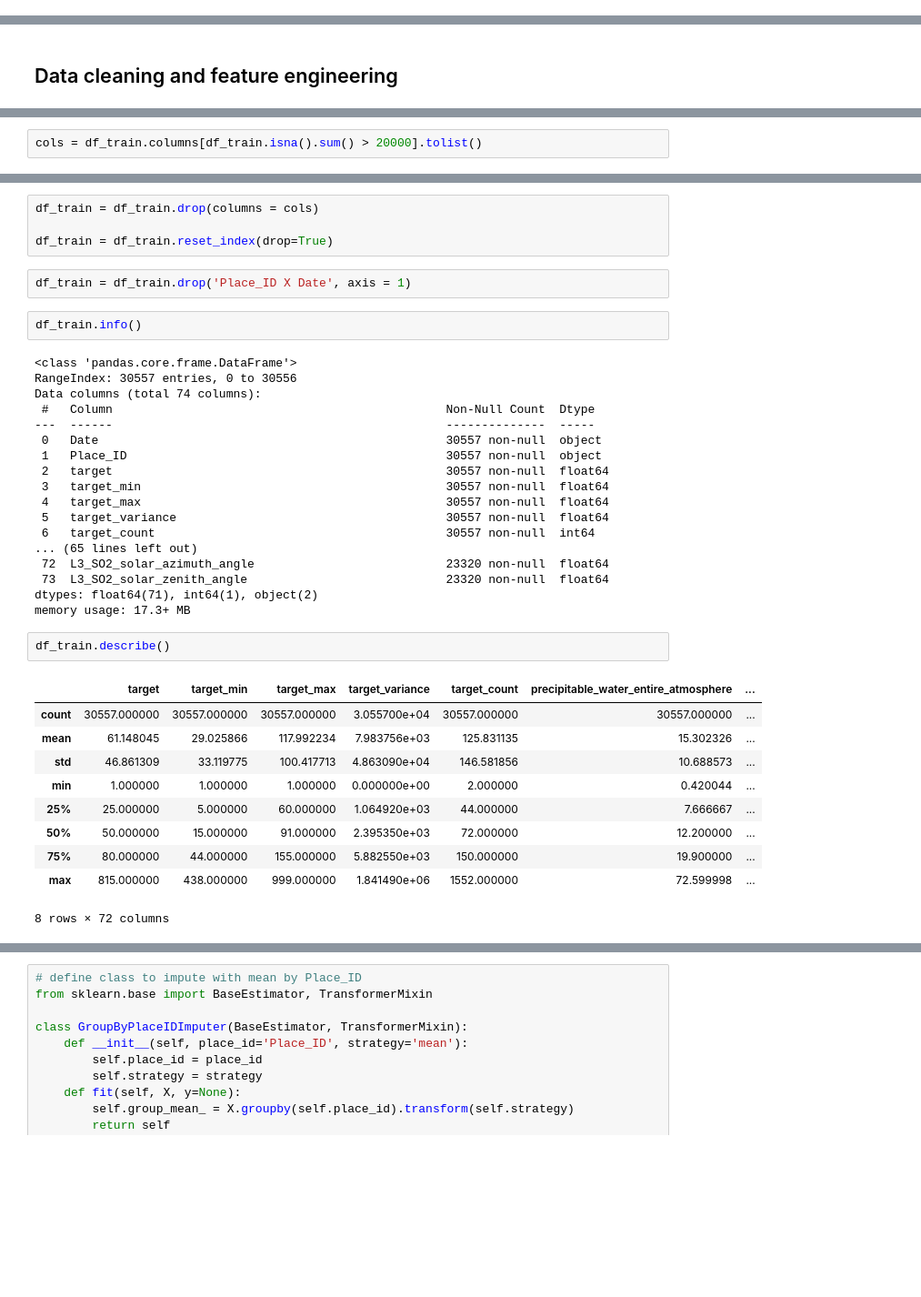
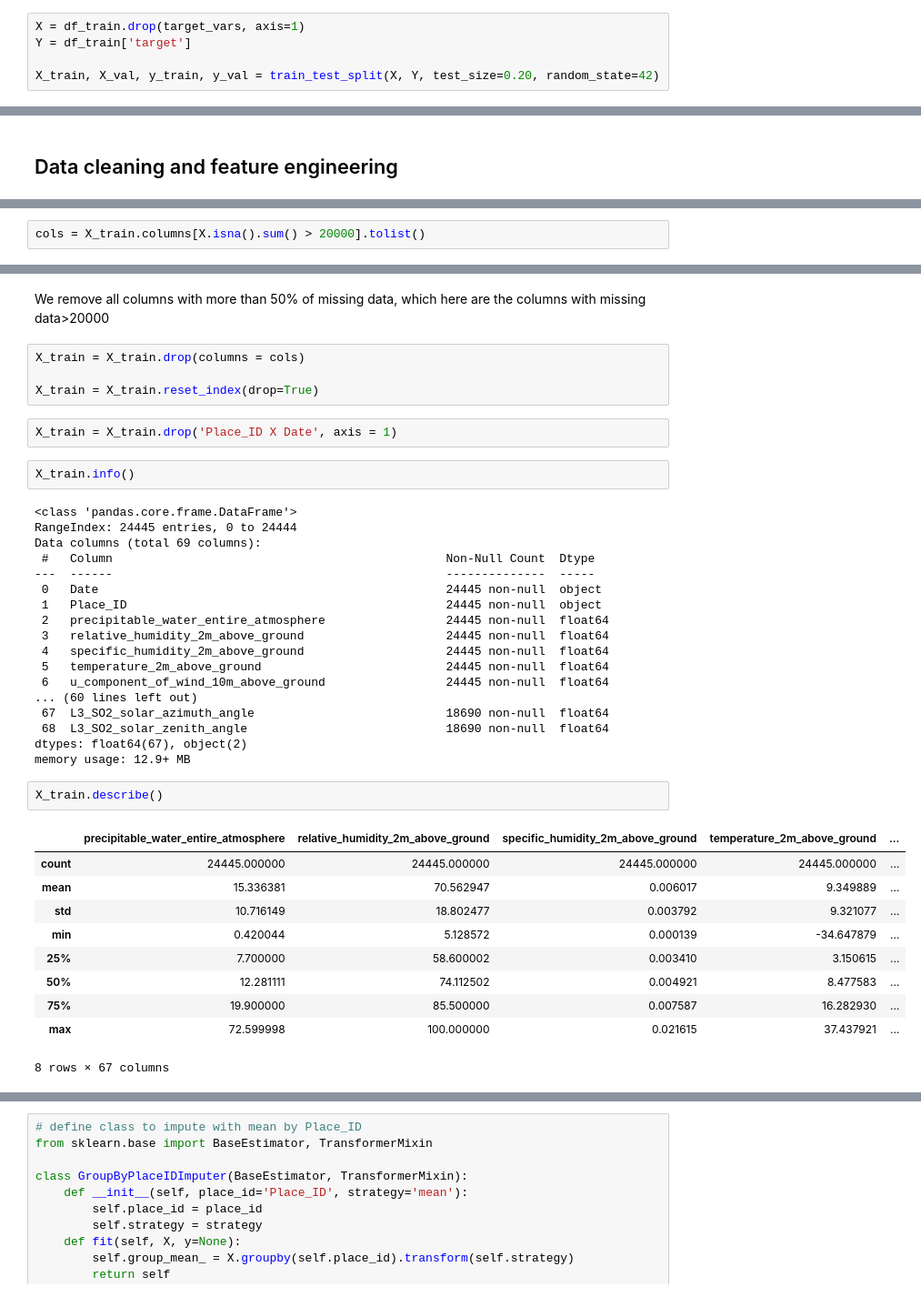
Before and after one commit to ilacosta14/Urban-Air-Pollution, a Jupyter notebook: Air_Poll.ipynb, the cells around one changed output, grey strips where cells are left out. Shown: that part at 91% size. Saved outputs shown, nothing was run; the diff lists cells and outputs as text; blank space fills up the shorter version.

```diff
--- a/Air_Poll.ipynb
+++ b/Air_Poll.ipynb
@@ -94,0 +76,5 @@ df_train.head(10)
+# %%
+X = df_train.drop(target_vars, axis=1)
+Y = df_train['target']
+
+X_train, X_val, y_train, y_val = train_test_split(X, Y, test_size=0.20, random_state=42)
@@ -115,3 +121,3 @@ missing[missing['Amount'] != 0]
 68 rows × 2 columns
 # %%
-cols = df_train.columns[df_train.isna().sum() > 20000].tolist()
+cols = X_train.columns[X.isna().sum() > 20000].tolist()
@@ -118,40 +138,42 @@ cols = df_train.columns[df_train.isna().sum() > 20000].tolist()
+# %% [markdown]
+We remove all columns with more than 50% of missing data, which here are the columns with missing data>20000
 # %%
-df_train = df_train.drop(columns = cols)
+X_train = X_train.drop(columns = cols)
 
-df_train = df_train.reset_index(drop=True)
+X_train = X_train.reset_index(drop=True)
 # %%
-df_train = df_train.drop('Place_ID X Date', axis = 1)
+X_train = X_train.drop('Place_ID X Date', axis = 1)
 # %%
-df_train.info()
+X_train.info()
 # %% [output]
 <class 'pandas.core.frame.DataFrame'>
-RangeIndex: 30557 entries, 0 to 30556
-Data columns (total 74 columns):
+RangeIndex: 24445 entries, 0 to 24444
+Data columns (total 69 columns):
  #   Column                                               Non-Null Count  Dtype
 ---  ------                                               --------------  -----
- 0   Date                                                 30557 non-null  object
- 1   Place_ID                                             30557 non-null  object
- 2   target                                               30557 non-null  float64
- 3   target_min                                           30557 non-null  float64
- 4   target_max                                           30557 non-null  float64
- 5   target_variance                                      30557 non-null  float64
- 6   target_count                                         30557 non-null  int64
-... (65 lines left out)
- 72  L3_SO2_solar_azimuth_angle                           23320 non-null  float64
- 73  L3_SO2_solar_zenith_angle                            23320 non-null  float64
-dtypes: float64(71), int64(1), object(2)
-memory usage: 17.3+ MB
+ 0   Date                                                 24445 non-null  object
+ 1   Place_ID                                             24445 non-null  object
+ 2   precipitable_water_entire_atmosphere                 24445 non-null  float64
+ 3   relative_humidity_2m_above_ground                    24445 non-null  float64
+ 4   specific_humidity_2m_above_ground                    24445 non-null  float64
+ 5   temperature_2m_above_ground                          24445 non-null  float64
+ 6   u_component_of_wind_10m_above_ground                 24445 non-null  float64
+... (60 lines left out)
+ 67  L3_SO2_solar_azimuth_angle                           18690 non-null  float64
+ 68  L3_SO2_solar_zenith_angle                            18690 non-null  float64
+dtypes: float64(67), object(2)
+memory usage: 12.9+ MB
 # %%
-df_train.describe()
+X_train.describe()
 # %% [output]
-|  | target | target_min | target_max | target_variance | target_count | precipitable_water_entire_atmosphere | ... |
-| count | 30557.000000 | 30557.000000 | 30557.000000 | 3.055700e+04 | 30557.000000 | 30557.000000 | ... |
-| mean | 61.148045 | 29.025866 | 117.992234 | 7.983756e+03 | 125.831135 | 15.302326 | ... |
-| std | 46.861309 | 33.119775 | 100.417713 | 4.863090e+04 | 146.581856 | 10.688573 | ... |
-| min | 1.000000 | 1.000000 | 1.000000 | 0.000000e+00 | 2.000000 | 0.420044 | ... |
-| 25% | 25.000000 | 5.000000 | 60.000000 | 1.064920e+03 | 44.000000 | 7.666667 | ... |
-| 50% | 50.000000 | 15.000000 | 91.000000 | 2.395350e+03 | 72.000000 | 12.200000 | ... |
-| 75% | 80.000000 | 44.000000 | 155.000000 | 5.882550e+03 | 150.000000 | 19.900000 | ... |
-| max | 815.000000 | 438.000000 | 999.000000 | 1.841490e+06 | 1552.000000 | 72.599998 | ... |
+|  | precipitable_water_entire_atmosphere | relative_humidity_2m_above_ground | specific_humidity_2m_above_ground | temperature_2m_above_ground | ... |
+| count | 24445.000000 | 24445.000000 | 24445.000000 | 24445.000000 | ... |
+| mean | 15.336381 | 70.562947 | 0.006017 | 9.349889 | ... |
+| std | 10.716149 | 18.802477 | 0.003792 | 9.321077 | ... |
+| min | 0.420044 | 5.128572 | 0.000139 | -34.647879 | ... |
+| 25% | 7.700000 | 58.600002 | 0.003410 | 3.150615 | ... |
+| 50% | 12.281111 | 74.112502 | 0.004921 | 8.477583 | ... |
+| 75% | 19.900000 | 85.500000 | 0.007587 | 16.282930 | ... |
+| max | 72.599998 | 100.000000 | 0.021615 | 37.437921 | ... |
-8 rows × 72 columns
+8 rows × 67 columns
 # %%
```
Also changed, not shown: parts of 42 cells of this notebook.
